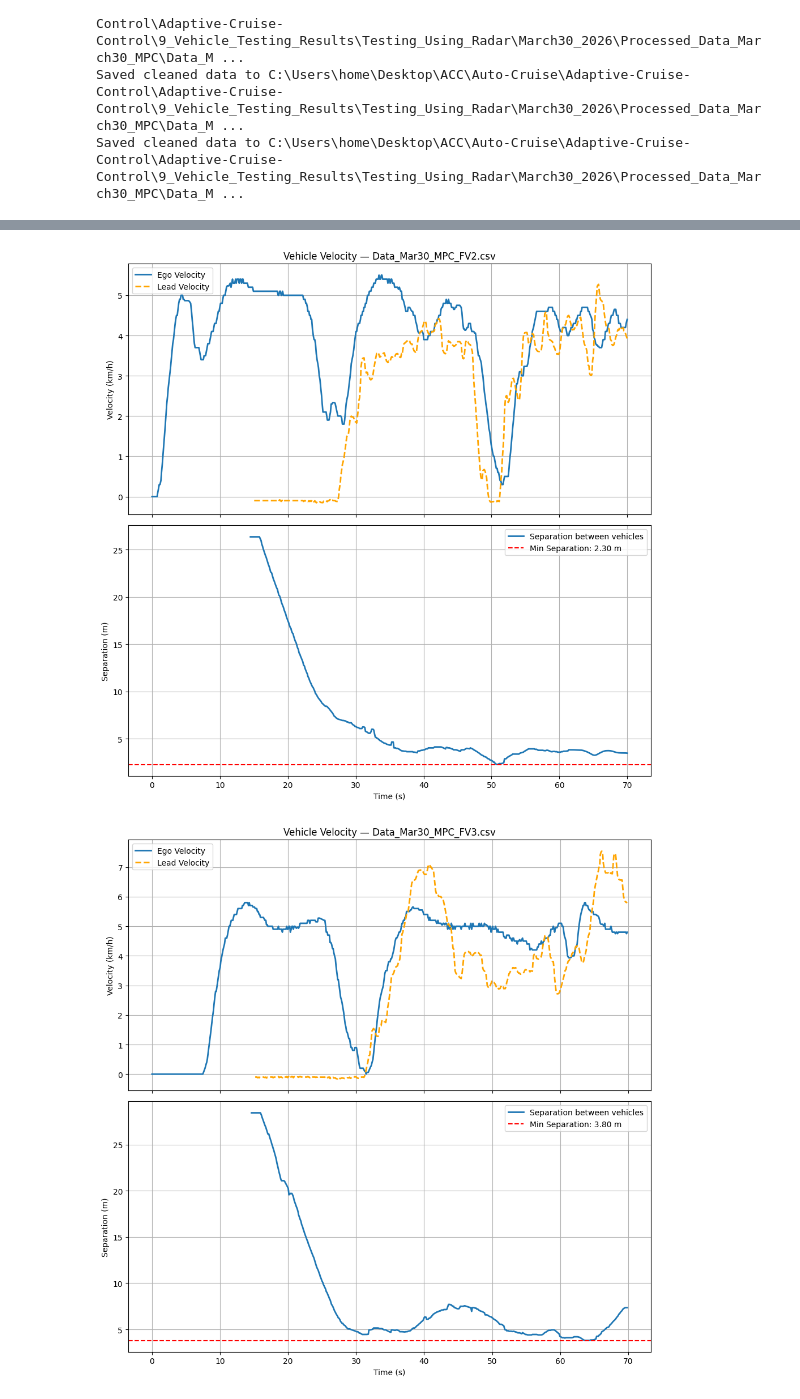
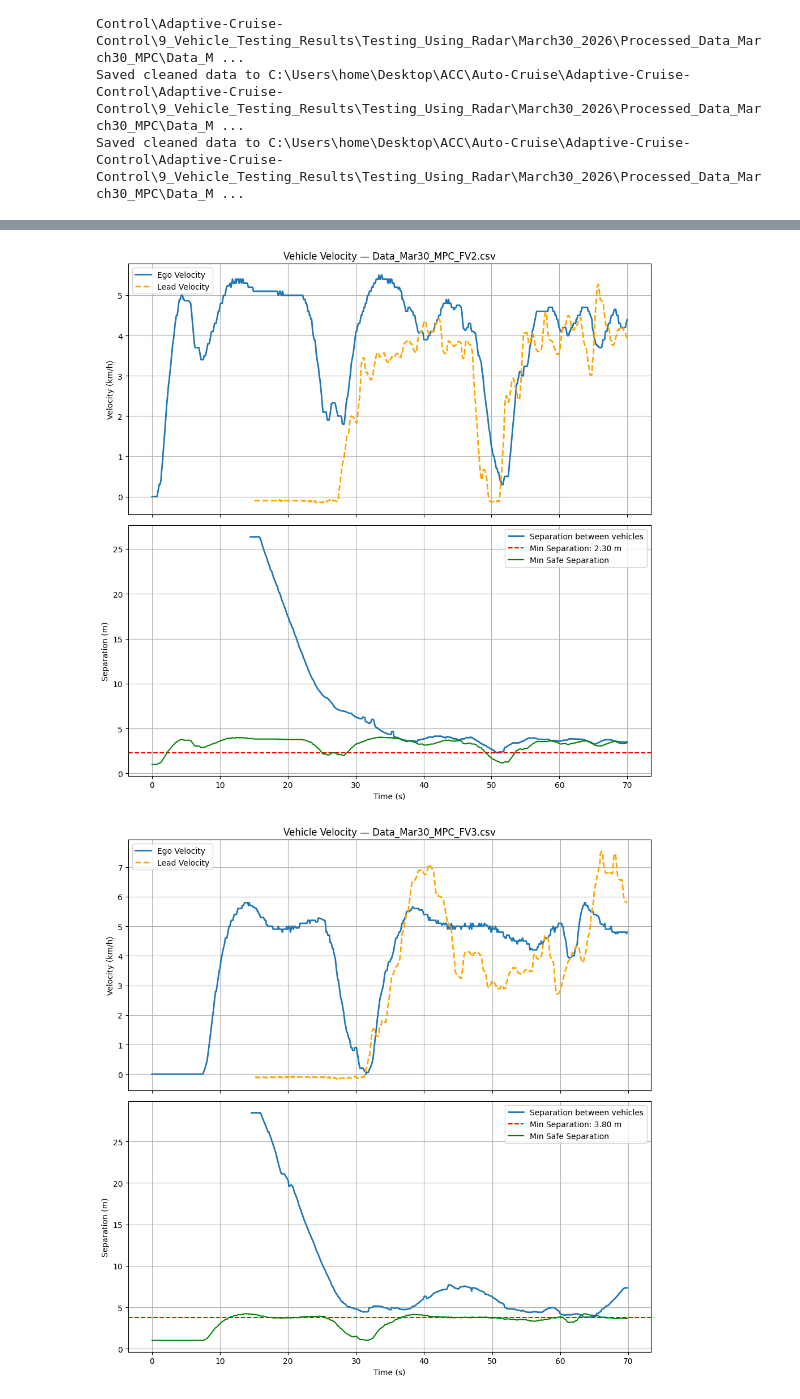
Before and after one commit to Santhosh4888/Adaptive-Cruise-Control, a Jupyter notebook: 9_Vehicle_Testing_Results/Testing_Using_Radar/March30_2026/Data_visualization_MPC_FV.ipynb, the cells around one changed output, grey strips where cells are left out. Cells and saved outputs as stored; diff of their text form; code cells hidden in the pictures.

Commit message:
Plots are modified and added to PPT

```diff
--- a/9_Vehicle_Testing_Results/Testing_Using_Radar/March30_2026/Data_visualization_MPC_FV.ipynb
+++ b/9_Vehicle_Testing_Results/Testing_Using_Radar/March30_2026/Data_visualization_MPC_FV.ipynb
@@ -95,6 +95,11 @@ for file, df in data.items():
     # ---- Separation ----
     if "Separation(m)" in df.columns:
         axes[1].plot(df["Time"], df["Separation(m)"], label="Separation")
+
+    # Minimum safe separation line ( 2 seconds at current speed + min safe distance)
+    if "Ego_Velocity_kmph" in df.columns:
+        min_sep = df["Ego_Velocity_kmph"] * (1000/3600) * 2 + 1  # 2 seconds gap in meters + min safe distance
+        axes[1].plot(df["Time"], min_sep, linestyle="-", color="green", label="Min Safe Separation")
 
     axes[0].set_ylabel("Velocity (Kmph)")
     axes[0].set_title(f"Vehicle Velocity — {file}")
@@ -283,6 +288,12 @@ for file, df in data.items():
     axes[1].legend()
     axes[1].grid()
 
+    # Minimum separation line ( 2 seconds at current speed + min safe distance)
+    if "Ego_Velocity_clean" in df.columns:
+        min_sep = df["Ego_Velocity_clean"] * (1000/3600) * 2 + 1  # 2 seconds gap in meters + min safe distance
+        axes[1].plot(df["Time"], min_sep, linestyle="-", color="green", label="Min Safe Separation")
+        axes[1].legend()
+
     plt.tight_layout()
     plt.show()
 # %% [output]
@@ -290,2 +301,2 @@ for file, df in data.items():
-[figure, old version]
+[figure, new version]
-[figure, old version]
+[figure, new version]
```
Also changed, not shown: parts of 3 cells of this notebook, 5 other files.
